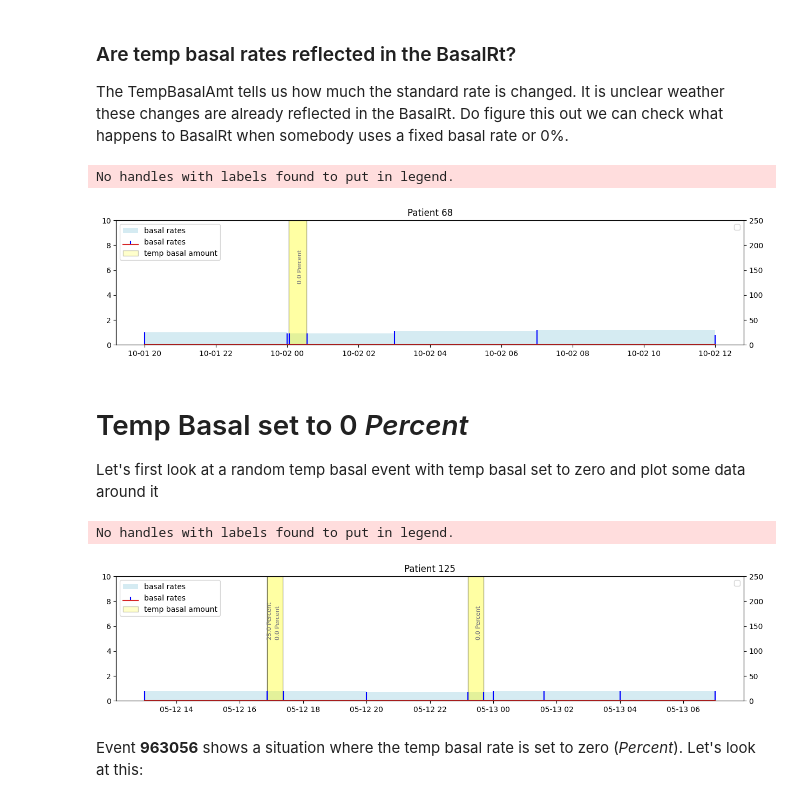
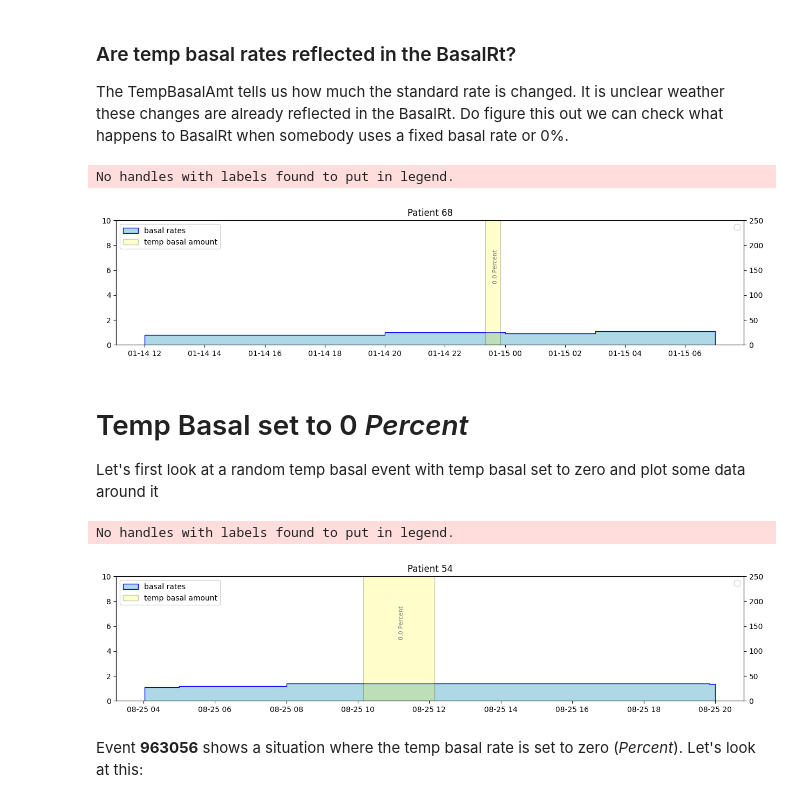
Before and after one commit to nudgebg/egvinsulin, a Jupyter notebook: notebooks/understand-flair-dataset/understand-flair-dataset.ipynb, the cells around one changed output. Cells and saved outputs as stored; diff of their text form; code cells hidden in the pictures.

```diff
--- a/notebooks/understand-flair-dataset/understand-flair-dataset.ipynb
+++ b/notebooks/understand-flair-dataset/understand-flair-dataset.ipynb
@@ -244,8 +244,7 @@ def parse_duration(duration_str):
   return timedelta(hours=hours, minutes=minutes, seconds=seconds)
 # %%
 def drawBasal(ax, datetimes, rates, color='lightblue'):
-    ax.stem(datetimes, rates, label='basal rates',markerfmt='None',linefmt='b-')
-    ax.stairs(rates[:-1],datetimes, label='basal rates',color=color,fill=True,alpha=0.5)
+    ax.stairs(rates[:-1],datetimes, label='basal rates',color=color,fill=True,alpha=1,edgecolor='blue')
 
 def drawInsulinEvents(df, b_draw_boluses=True, b_draw_basal=True, b_draw_temp_basal=True):
     f = plt.figure(figsize=(15,3))
@@ -265,38 +264,34 @@ def drawInsulinEvents(df, b_draw_boluses=True, b_draw_basal=True, b_draw_temp_ba
 
     #basal rates
     if (len(basalRates) > 0) & b_draw_basal:
         drawBasal(ax,basalRates.DateTime,basalRates.BasalRt)
 
     if (len(tmpBasals) > 0) & b_draw_temp_basal:
-        #temp basal rates
-        #ax.stem(tmpBasals.DateTime, tmpBasals.TempBasalAmt, label='temp basal amount',markerfmt='None',linefmt='r-')
-        #ax.stairs(basalRates.BasalRt.iloc[:-1],basalRates.DateTime, label='basal rates',color='red',fill=True,alpha=0.2,)
-
         colors = tmpBasals.apply(lambda x: 'yellow' if x.TempBasalType == 'Percent' else 'orange',axis=1)
         heights = tmpBasals.apply(lambda x: x.TempBasalAmt if  x.TempBasalType == 'Rate' else 2,axis=1)
         widths = tmpBasals.TempBasalDur.apply(parse_duration)
         ax.bar(tmpBasals.DateTime, 10, color=colors, width=widths, align='edge', label='temp basal amount', alpha=0.2, edgecolor='black')
         # add the temp basal amount as text above the bars
         for i, row in tmpBasals.iterrows():
             ax.text(row.DateTime+parse_duration(row.TempBasalDur)/2, 5, f"{row.TempBasalAmt} {row.TempBasalType}", fontsize=8,color='gray',rotation=90)
 
 
     ax.set_ylim([0,10]);
     ax.legend(loc='upper left')
     twinax.set_ylim([0,250])
     twinax.legend(loc="upper right")
     return ax
 
 def selectRegionAroundEvent(df, patient_id, date_time, hours):
     sub_frame = df.loc[(df.PtID==patient_id) & (df.DateTime>date_time-timedelta(hours=hours)) & (df.DateTime<date_time+timedelta(hours=hours))]
     return sub_frame
 
 random_index = random.choice(df_insulin.loc[(df_insulin.TempBasalAmt==0 ) & (df_insulin.TempBasalType=="Percent")].index)
 subFrame = selectRegionAroundEvent(df_insulin, df_insulin.loc[random_index,'PtID'], df_insulin.loc[random_index,'DateTime'], 12)
 drawInsulinEvents(subFrame, b_draw_boluses=False);
 # %% [output]
 No handles with labels found to put in legend.
-[figure, old version]
+[figure, new version]
 # %% [markdown]
 # Temp Basal set to 0 *Percent*
 Let's first look at a random temp basal event with temp basal set to zero and plot some data around it
@@ -306,7 +301,7 @@ subFrame = selectRegionAroundEvent(df_insulin, df_insulin.loc[random_index,'PtID
 drawInsulinEvents(subFrame, b_draw_boluses=False);
 # %% [output]
 No handles with labels found to put in legend.
-[figure, old version]
+[figure, new version]
 # %% [markdown]
 Event **963056** shows a situation where the temp basal rate is set to zero (*Percent*). Let's look at this:
 # %%
```
Also changed, not shown: parts of 9 cells of this notebook.
